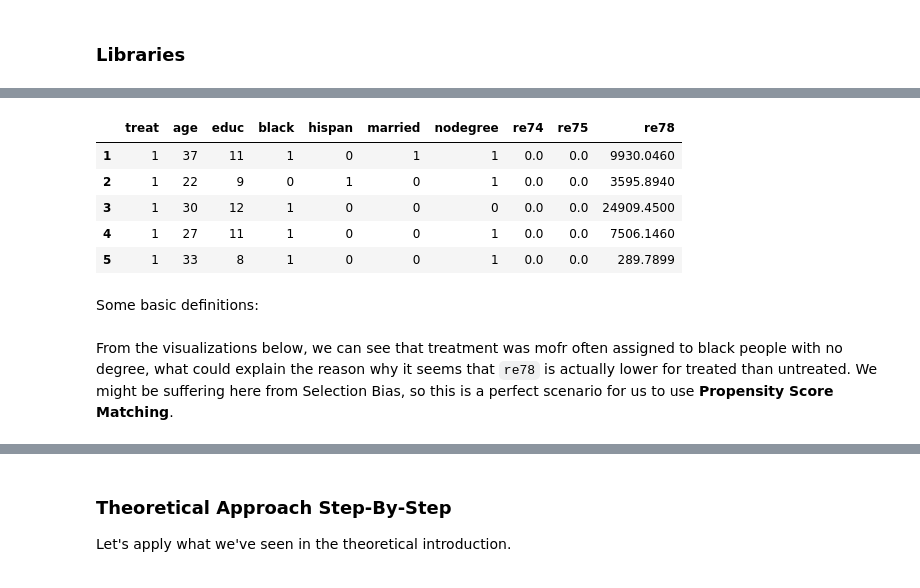
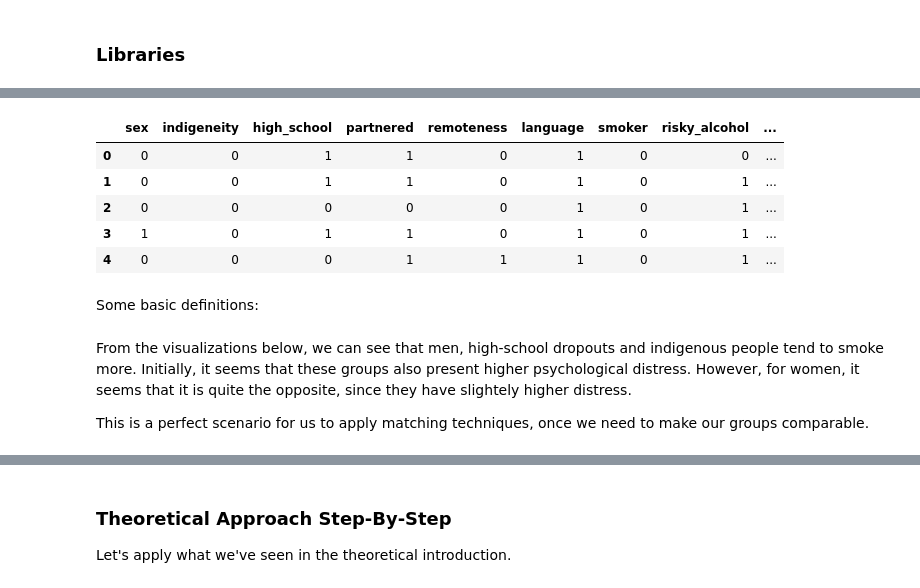
Before and after one commit to gfluz94/causal-inference, a Jupyter notebook: examples/03. ATE with Propensity Score Matching.ipynb, the cells around one changed output, grey strips where cells are left out. Saved outputs shown, nothing was run; the diff lists cells and outputs as text; code cells hidden in the pictures.

```diff
--- a/examples/03. ATE with Propensity Score Matching.ipynb
+++ b/examples/03. ATE with Propensity Score Matching.ipynb
@@ -71,13 +74,13 @@ Basically, we have demographic data on individuals and whether or not they engag
 # %%
-df = pd.read_csv("../data/lalonde.csv", index_col=[0])
+df = pd.read_csv("../data/smoking_psyc_distress.csv",)
 df.head()
 # %% [output]
-|  | treat | age | educ | black | hispan | married | nodegree | re74 | re75 | re78 |
-| 1 | 1 | 37 | 11 | 1 | 0 | 1 | 1 | 0.0 | 0.0 | 9930.0460 |
-| 2 | 1 | 22 | 9 | 0 | 1 | 0 | 1 | 0.0 | 0.0 | 3595.8940 |
-| 3 | 1 | 30 | 12 | 1 | 0 | 0 | 0 | 0.0 | 0.0 | 24909.4500 |
-| 4 | 1 | 27 | 11 | 1 | 0 | 0 | 1 | 0.0 | 0.0 | 7506.1460 |
-| 5 | 1 | 33 | 8 | 1 | 0 | 0 | 1 | 0.0 | 0.0 | 289.7899 |
+|  | sex | indigeneity | high_school | partnered | remoteness | language | smoker | risky_alcohol | ... |
+| 0 | 0 | 0 | 1 | 1 | 0 | 1 | 0 | 0 | ... |
+| 1 | 0 | 0 | 1 | 1 | 0 | 1 | 0 | 1 | ... |
+| 2 | 0 | 0 | 0 | 0 | 0 | 1 | 0 | 1 | ... |
+| 3 | 1 | 0 | 1 | 1 | 0 | 1 | 0 | 1 | ... |
+| 4 | 0 | 0 | 0 | 1 | 1 | 1 | 0 | 1 | ... |
 # %% [markdown]
 Some basic definitions:
 # %%
@@ -86,6 +89,8 @@ T = "treat"
 X = [c for c in df.columns if not c in [Y, T]]
-# %% [markdown]
-From the visualizations below, we can see that treatment was mofr often assigned to black people with no degree, what could explain the reason why it seems that `re78` is actually lower for treated than untreated. We might be suffering here from Selection Bias, so this is a perfect scenario for us to use **Propensity Score Matching**.
+# %% [markdown]
+From the visualizations below, we can see that men, high-school dropouts and indigenous people tend to smoke more. Initially, it seems that these groups also present higher psychological distress. However, for women, it seems that it is quite the opposite, since they have slightely higher distress.
+
+This is a perfect scenario for us to apply matching techniques, once we need to make our groups comparable.
 # %%
 _, ax = plt.subplots(1, 1, figsize=(5, 4))
 sns.boxplot(data=df, y=Y, x=T, ax=ax)
```
Also changed, not shown: parts of 18 cells of this notebook, 1 other file.
